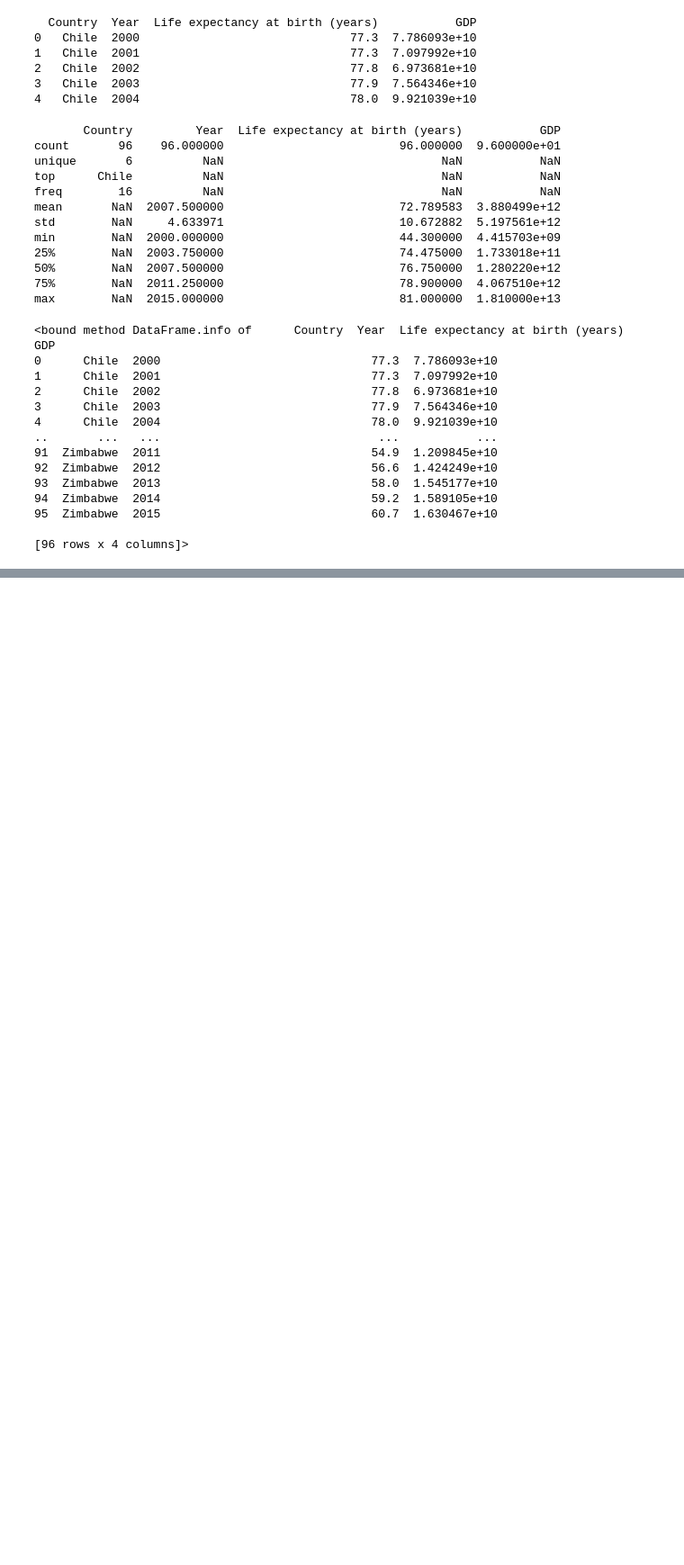
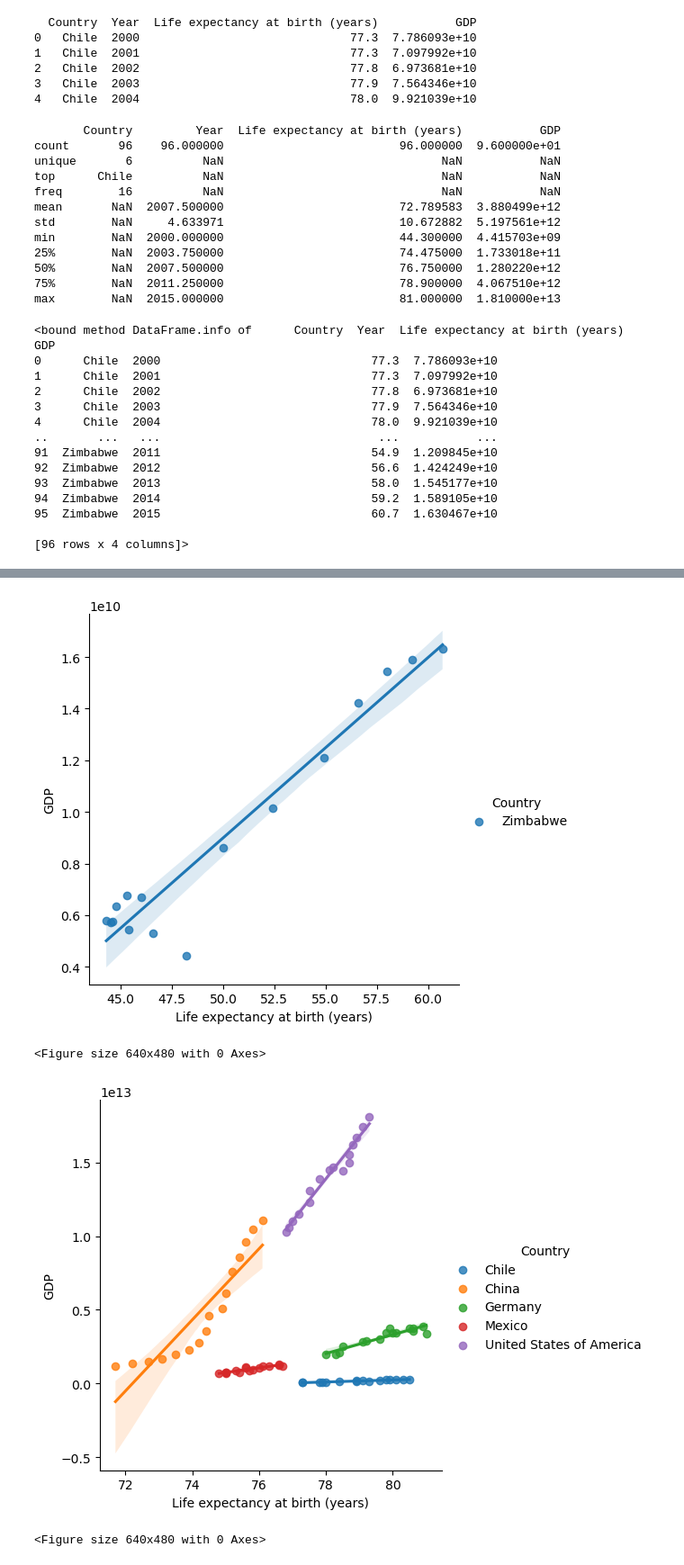
Before and after one commit to NguyenDoCong/life_expectency, a Jupyter notebook: life_expectancy_gdp.ipynb, the cells around one changed output, grey strips where cells are left out. Shown at 90% size. Cells and saved outputs as stored; diff of their text form; code cells hidden in the pictures; blank space fills up the shorter version.

```diff
--- a/life_expectancy_gdp.ipynb
+++ b/life_expectancy_gdp.ipynb
@@ -45,0 +68,15 @@ print(data.info)
+# %%
+zimbabwe = data[data['Country']=='Zimbabwe']
+others = data[data['Country']!='Zimbabwe']
+life_65 = data[data['Life expectancy at birth (years)']<=65]
+sns.lmplot(data=zimbabwe,x='Life expectancy at birth (years)',y='GDP',hue='Country')
+plt.show()
+plt.clf()
+sns.lmplot(data=others,x='Life expectancy at birth (years)',y='GDP',hue='Country')
+plt.show()
+plt.clf()
+# %% [output]
+[figure, added]
+<Figure size 640x480 with 0 Axes>
+[figure, added]
+<Figure size 640x480 with 0 Axes>
```
Also changed, not shown: parts of 8 cells of this notebook.
